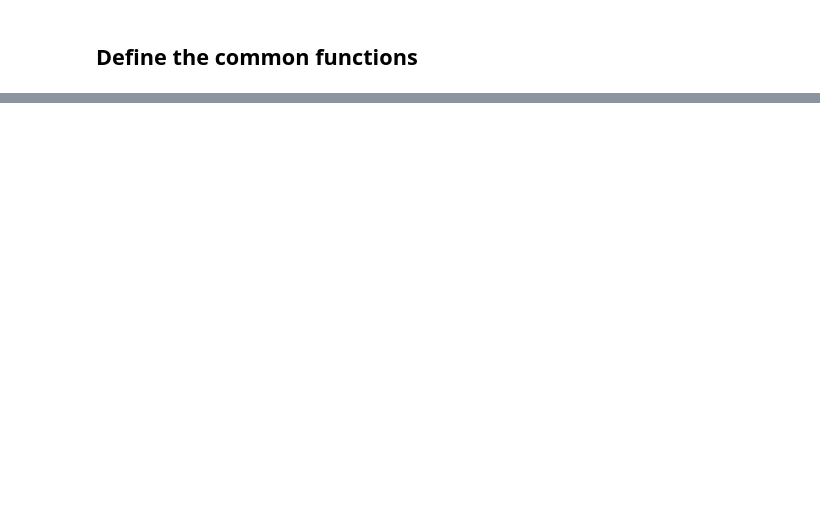
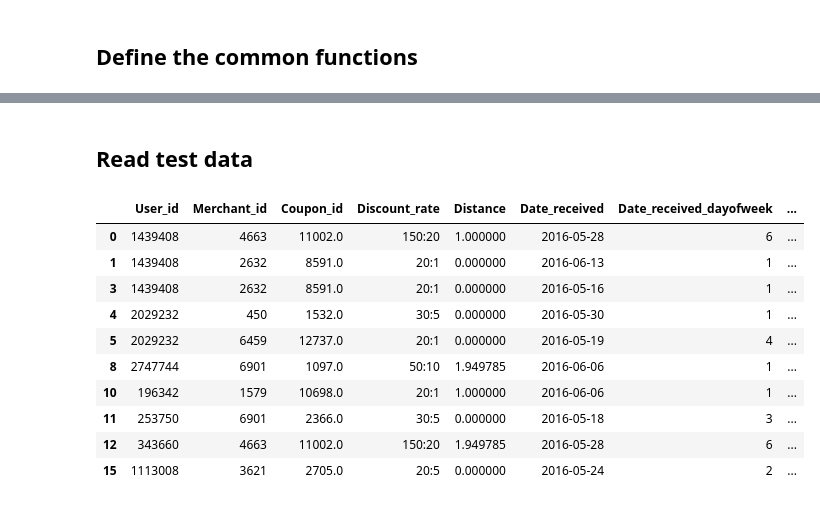
Before and after one commit to flyhead30042/ML100, a Jupyter notebook: homework/Day_051_HW.ipynb, the cells around one changed output, grey strips where cells are left out. Cells and saved outputs as stored; diff of their text form; code cells hidden in the pictures; blank space fills up the shorter version.

```diff
--- a/homework/Day_051_HW.ipynb
+++ b/homework/Day_051_HW.ipynb
@@ -334,0 +380,2 @@ submit.to_csv(os.path.join(data_dir, "submit.csv"), header=True, index=False)
+# %% [markdown]
+## Read test data
@@ -334,0 +385,44 @@ submit.to_csv(os.path.join(data_dir, "submit.csv"), header=True, index=False)
+# %%
+# test = test_offline.copy().iloc[:1000]
+test = test_offline.copy()
+
+# remove no coupon from test dataset
+test = test[~test['Coupon_id'].isnull()]
+
+# Convert Date_received as datetime dtype
+test['Date_received'] = test['Date_received'].map(to_datetime)
+
+#Add Date_received_weekday
+test['Date_received_dayofweek'] = test['Date_received'].apply(lambda x: x.dayofweek+1)
+oh_df = pd.get_dummies(test['Date_received_dayofweek'],
+                       prefix='Date_received_dayofweek')
+
+test = pd.concat([test,oh_df], axis=1)
+test['Date_received_month'] = test['Date_received'].apply(lambda x: x.month)
+test['Date_received_day'] = test['Date_received'].apply(lambda x: x.day)
+
+
+#Add Date_received_isweekend
+test['Date_received_isweekend'] = test['Date_received'].map(to_isweekend)
+
+# Add Discount_x and Discount_y
+test['Discount_x'] = test['Discount_rate'].map(to_discount_x)
+test['Discount_y'] = test['Discount_rate'].map(to_discount_y)
+test['Discount_ratio'] = test['Discount_rate'].map(to_discount_ratio)
+
+# Fill NA w/ 999 for Distance
+test['Distance'] = test['Distance'].fillna(np.mean(test['Distance']))
+
+test.head(10)
+# %% [output]
+|  | User_id | Merchant_id | Coupon_id | Discount_rate | Distance | Date_received | Date_received_dayofweek | ... |
+| 0 | 1439408 | 4663 | 11002.0 | 150:20 | 1.000000 | 2016-05-28 | 6 | ... |
+| 1 | 1439408 | 2632 | 8591.0 | 20:1 | 0.000000 | 2016-06-13 | 1 | ... |
+| 3 | 1439408 | 2632 | 8591.0 | 20:1 | 0.000000 | 2016-05-16 | 1 | ... |
+| 4 | 2029232 | 450 | 1532.0 | 30:5 | 0.000000 | 2016-05-30 | 1 | ... |
+| 5 | 2029232 | 6459 | 12737.0 | 20:1 | 0.000000 | 2016-05-19 | 4 | ... |
+| 8 | 2747744 | 6901 | 1097.0 | 50:10 | 1.949785 | 2016-06-06 | 1 | ... |
+| 10 | 196342 | 1579 | 10698.0 | 20:1 | 1.000000 | 2016-06-06 | 1 | ... |
+| 11 | 253750 | 6901 | 2366.0 | 30:5 | 0.000000 | 2016-05-18 | 3 | ... |
+| 12 | 343660 | 4663 | 11002.0 | 150:20 | 1.949785 | 2016-05-28 | 6 | ... |
+| 15 | 1113008 | 3621 | 2705.0 | 20:5 | 0.000000 | 2016-05-24 | 2 | ... |
```
Also changed, not shown: parts of 78 cells of this notebook.
